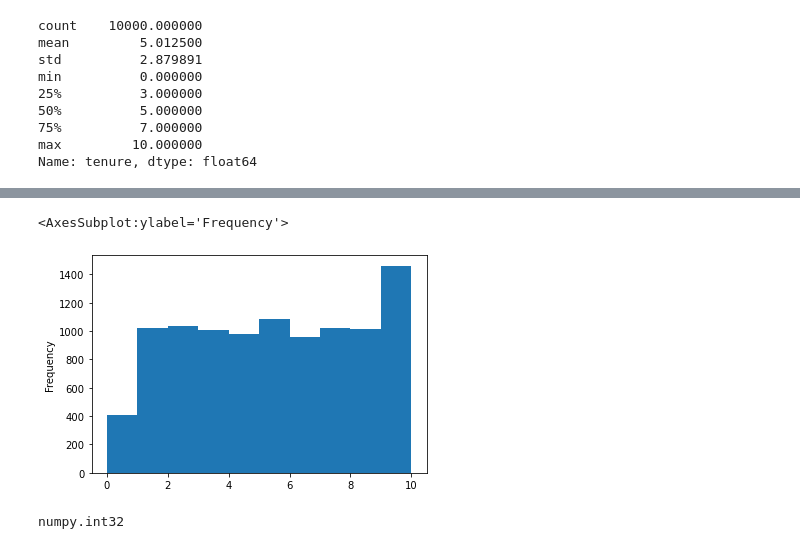
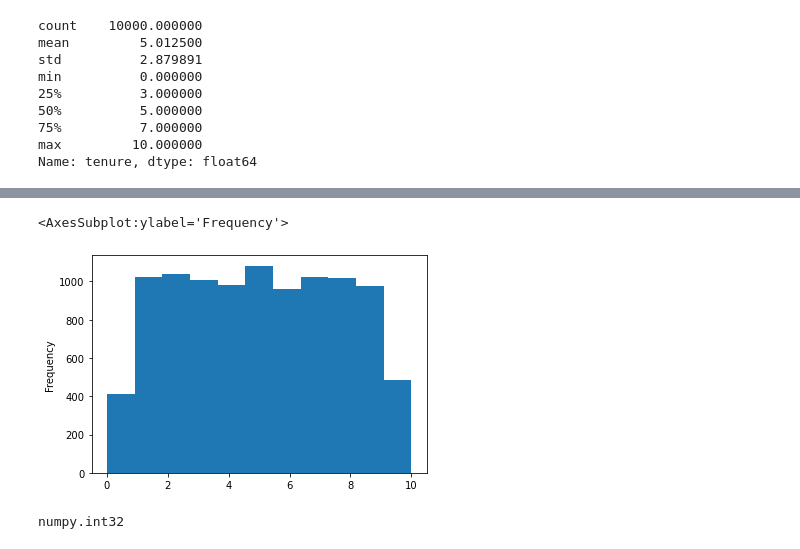
Before and after one commit to lukyluca/Bank-Customer-Churn-Prediction, a Jupyter notebook: project1A_cleaning.ipynb, the cells around one changed output, grey strips where cells are left out. Saved outputs shown, nothing was run; the diff lists cells and outputs as text; code cells hidden in the pictures.

```diff
--- a/project1A_cleaning.ipynb
+++ b/project1A_cleaning.ipynb
@@ -576,9 +603,9 @@ df.tenure.plot( kind = "box")
 # %%
-# visual distribution of the dataset population based on tenure
-df.tenure.plot(kind= 'hist')
+# visual distribution of the dataset population based on tenure after cleaning the data
+df.tenure.plot(kind= 'hist', bins = 11)
 # %% [output]
 <AxesSubplot:ylabel='Frequency'>
-[figure, old version]
+[figure, new version]
 # %%
 # Changing the type from float to integer
 
```
Also changed, not shown: parts of 58 cells of this notebook, 4 other files.
